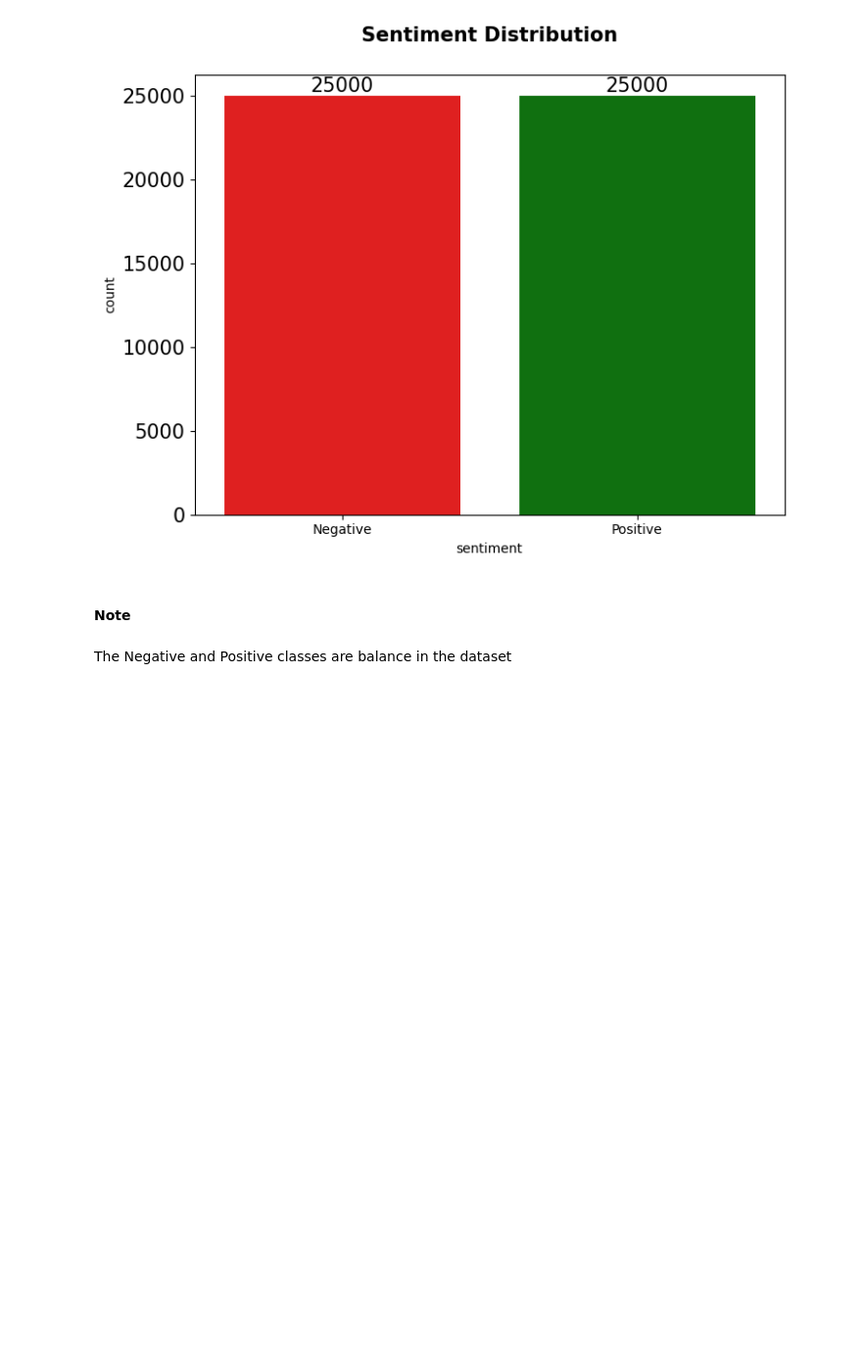
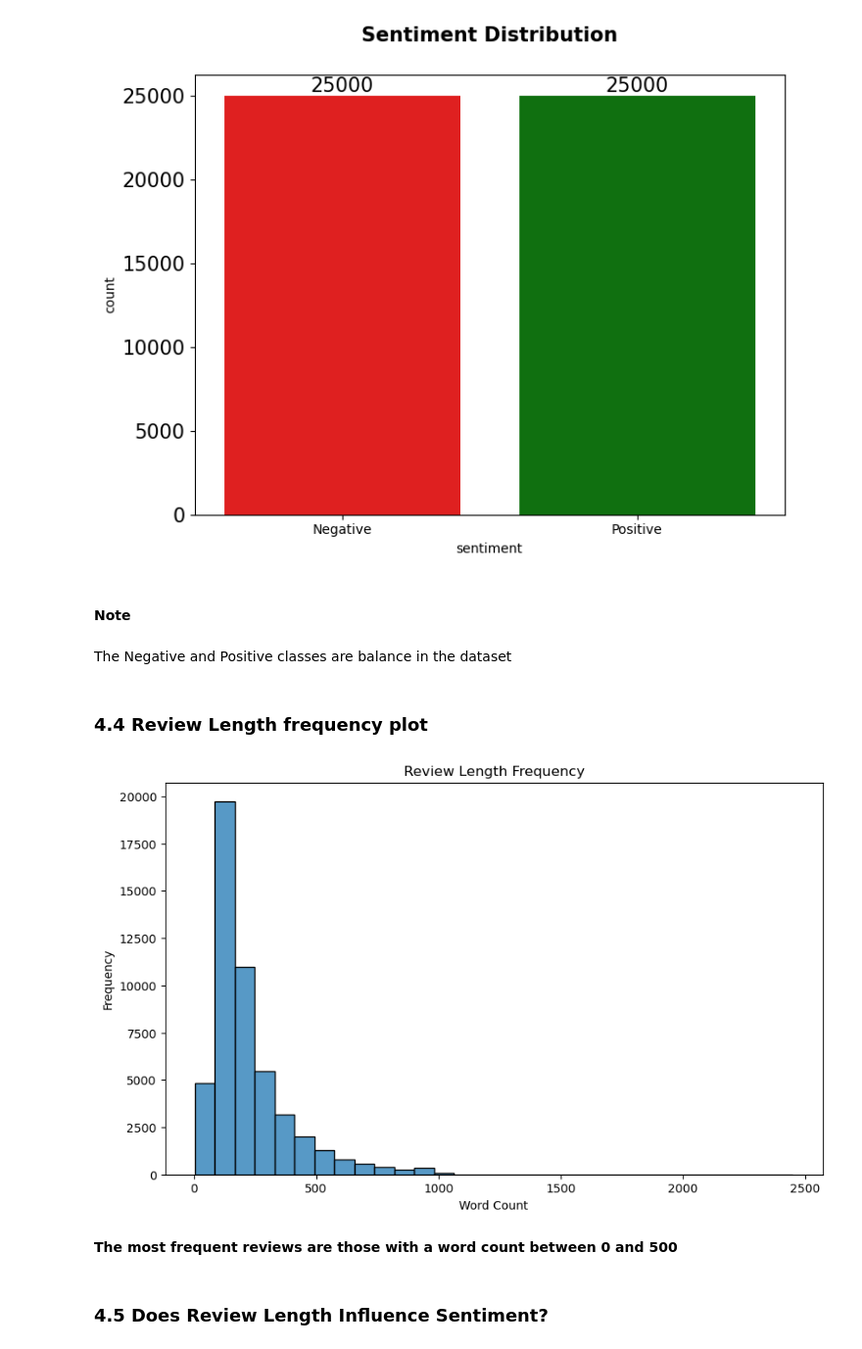
Before and after one commit to Sebaurzi02/Sentiment-Analysis-NLP-Model-Comparison, a Jupyter notebook: Sentiment_Analysis.ipynb, the cells around one changed output. Shown: that part at 98% size. Drawn from its saved outputs; the diff is of its cells as text; code cells hidden in the pictures; blank space fills up the shorter version.

Commit message:
Plot & Correlation
Correlation btw review len and sentiment...

```diff
--- a/Sentiment_Analysis.ipynb
+++ b/Sentiment_Analysis.ipynb
@@ -251,3 +251,20 @@ plt.show()
 #### Note
 # %% [markdown]
 The Negative and Positive classes are balance in the dataset
+# %% [markdown]
+### 4.4 Review Length frequency plot
+# %%
+plt.figure(figsize=(10,6))
+ax = sns.histplot(imdb_dataset['review_len'],bins=30)
+
+plt.title('Review Length Frequency')
+plt.xlabel('Word Count')
+plt.ylabel('Frequency')
+
+plt.show()
+# %% [output]
+[figure, added]
+# %% [markdown]
+**The most frequent reviews are those with a word count between 0 and 500**
+# %% [markdown]
+### 4.5 Does Review Length Influence Sentiment?
```
Also changed, not shown: parts of 4 cells of this notebook.
